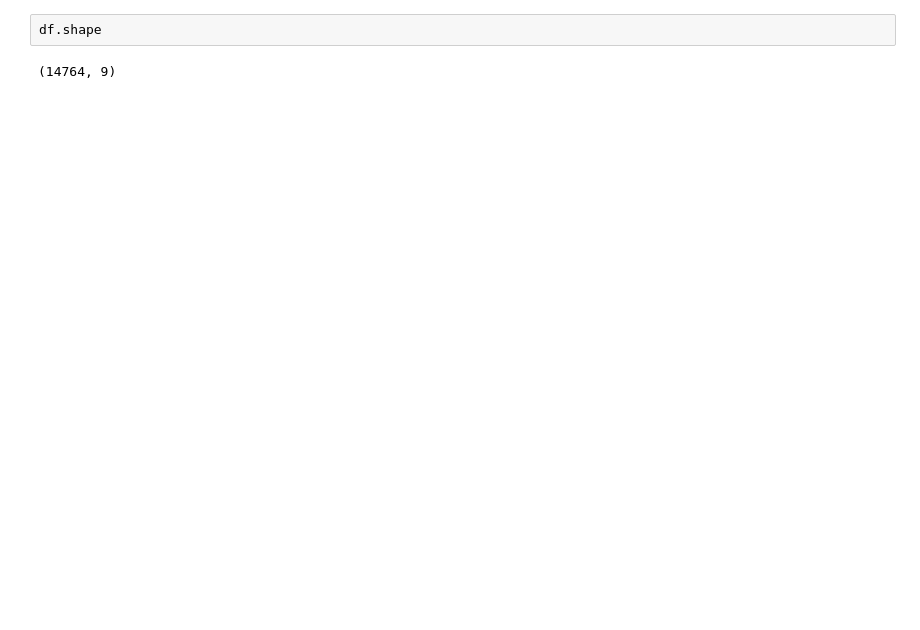
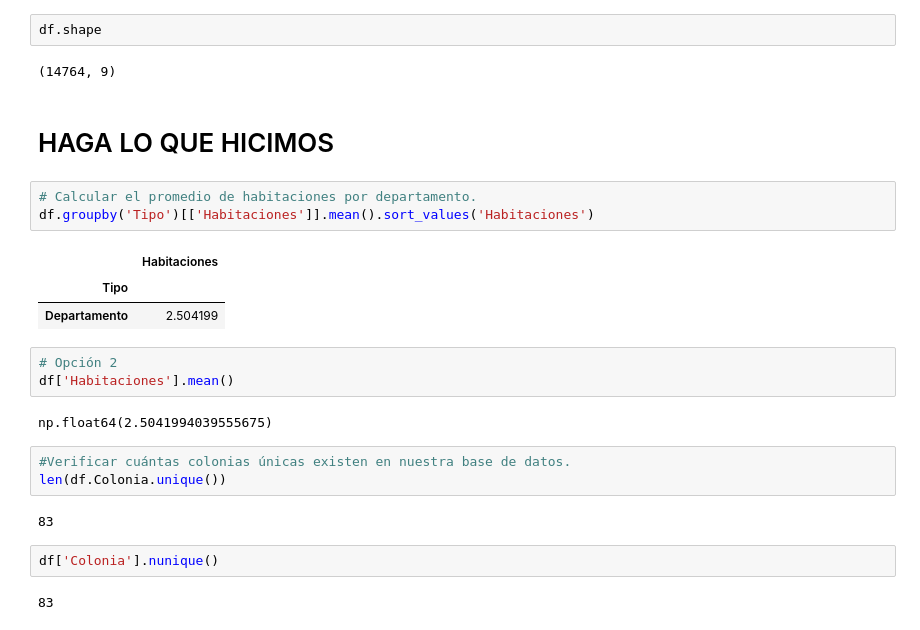
Before and after one commit to Starleen1996/Biblioteca_Pandas, a Jupyter notebook: inmuebles_cdmx.ipynb, the cells around one changed output. Drawn from its saved outputs; the diff is of its cells as text; blank space fills up the shorter version.

```diff
--- a/inmuebles_cdmx.ipynb
+++ b/inmuebles_cdmx.ipynb
@@ -382,3 +369,26 @@ porcentaje_por_tipo.plot(kind='bar',figsize=(12,8),color='green',xlabel='Tipo de
 df.shape
 # %% [output]
 (14764, 9)
+# %% [markdown]
+# HAGA LO QUE HICIMOS
+# %%
+# Calcular el promedio de habitaciones por departamento.
+df.groupby('Tipo')[['Habitaciones']].mean().sort_values('Habitaciones')
+# %% [output]
+|  | Habitaciones |
+| Tipo |  |
+| Departamento | 2.504199 |
+# %%
+# Opción 2
+df['Habitaciones'].mean()
+# %% [output]
+np.float64(2.5041994039555675)
+# %%
+#Verificar cuántas colonias únicas existen en nuestra base de datos.
+len(df.Colonia.unique())
+# %% [output]
+83
+# %%
+df['Colonia'].nunique()
+# %% [output]
+83
```
Also changed, not shown: parts of 6 cells of this notebook.
